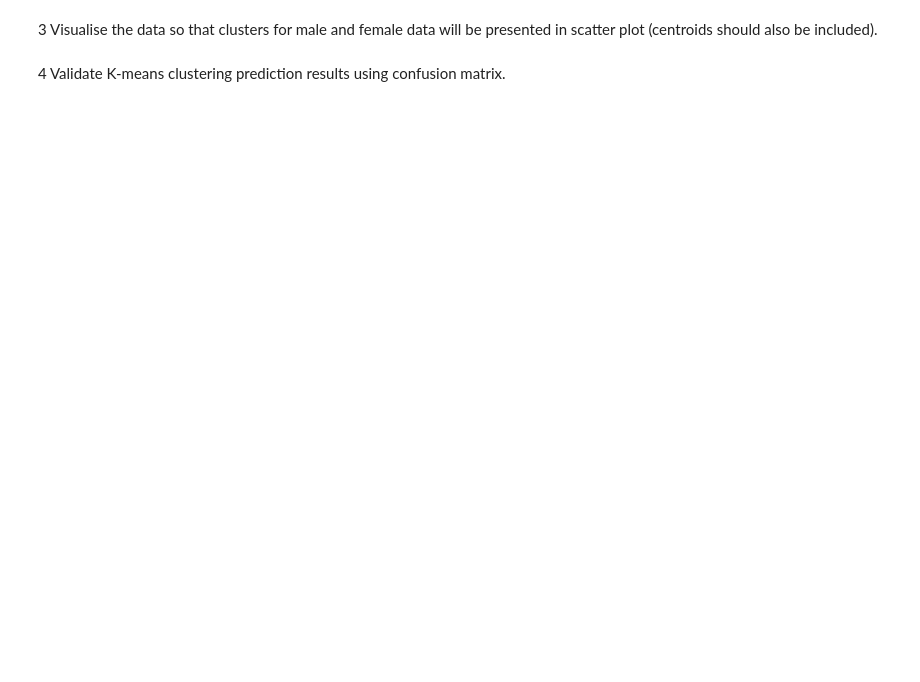
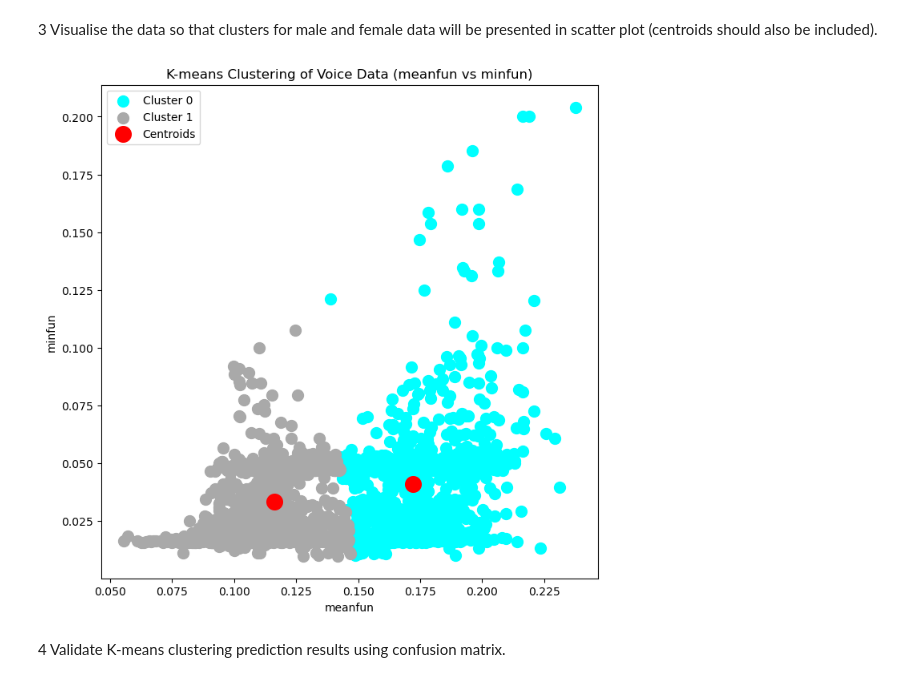
Before and after one commit to jaka-aurora/DAAI-Intro, a Jupyter notebook: Exercises/ex08-K-means-clustering.ipynb, the cells around one changed output. Drawn from its saved outputs; the diff is of its cells as text; code cells hidden in the pictures; blank space fills up the shorter version.

```diff
--- a/Exercises/ex08-K-means-clustering.ipynb
+++ b/Exercises/ex08-K-means-clustering.ipynb
@@ -7,3 +7,15 @@
 - In this exercise you will use unsupervised machine learning method called K-means clustering for the dataset
 # %% [markdown]
 1 Import all necessary libraries. Then load the dataset and save it to the dataframe. In this exercise you will use only meanfun (*average of fundamental frequency measured across acoustic signal*) and minfun (*minimum fundamental frequency measured across the acoustic signal*) columns. Filter data so that only forementioned columns will be included.
+# %%
+import pandas as pd
+import matplotlib.pyplot as plt
+from sklearn.cluster import KMeans
+from sklearn import metrics
+import seaborn as sns
+
+data = pd.read_csv("data_files/voice.csv", delimiter=",")
+
+data_filtered = data[["meanfun","minfun"]]
+
+data_filtered
@@ -10,2 +36,13 @@
 # %% [markdown]
 2 Run the predictions for the data so that it will be categorised for male and female data.
+# %%
+X = data_filtered.values
+
+print(X)
+
+categories = data["label"]
+
+kmeans = KMeans(n_clusters=2, init = 'random', max_iter = 100, random_state=42)
+y_kmeans = kmeans.fit_predict(X)
+
+y_kmeans
@@ -12,4 +58,16 @@
 # %% [markdown]
 3 Visualise the data so that clusters for male and female data will be presented in scatter plot (centroids should also be included).
+# %%
+plt.figure(figsize=(8,8))
+plt.scatter(X[y_kmeans == 0, 0], X[y_kmeans == 0, 1], s=100, c='cyan', label='Cluster 0')
+plt.scatter(X[y_kmeans == 1, 0], X[y_kmeans == 1, 1], s=100, c='darkgray', label='Cluster 1')
+plt.scatter(kmeans.cluster_centers_[:, 0], kmeans.cluster_centers_[:,1], s=200, c='red', label='Centroids')
+plt.xlabel("meanfun")
+plt.ylabel("minfun")
+plt.title("K-means Clustering of Voice Data (meanfun vs minfun)")
+plt.legend()
+plt.show()
+# %% [output]
+[figure, added]
 # %% [markdown]
 4 Validate K-means clustering prediction results using confusion matrix.
```
Also changed, not shown: parts of 3 cells of this notebook, 4 other files.
